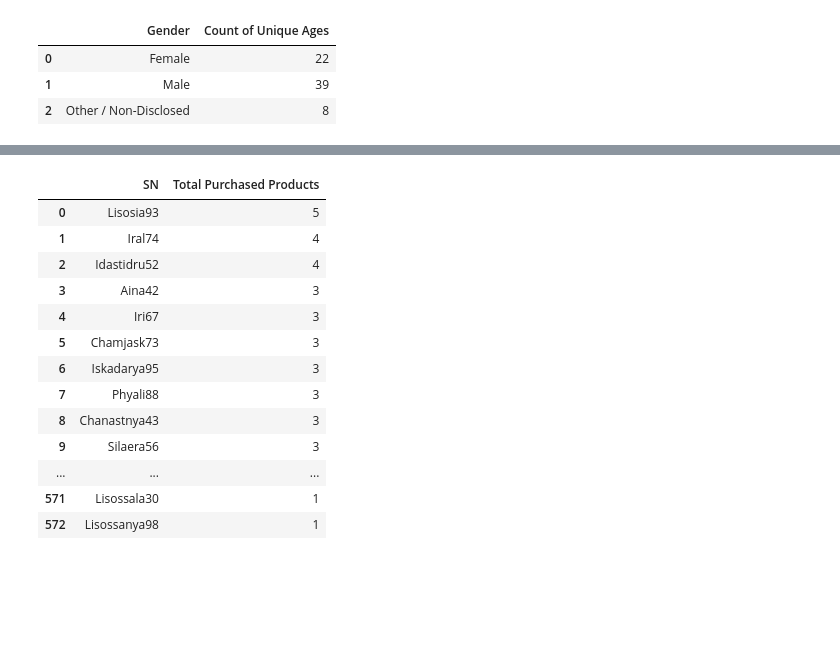
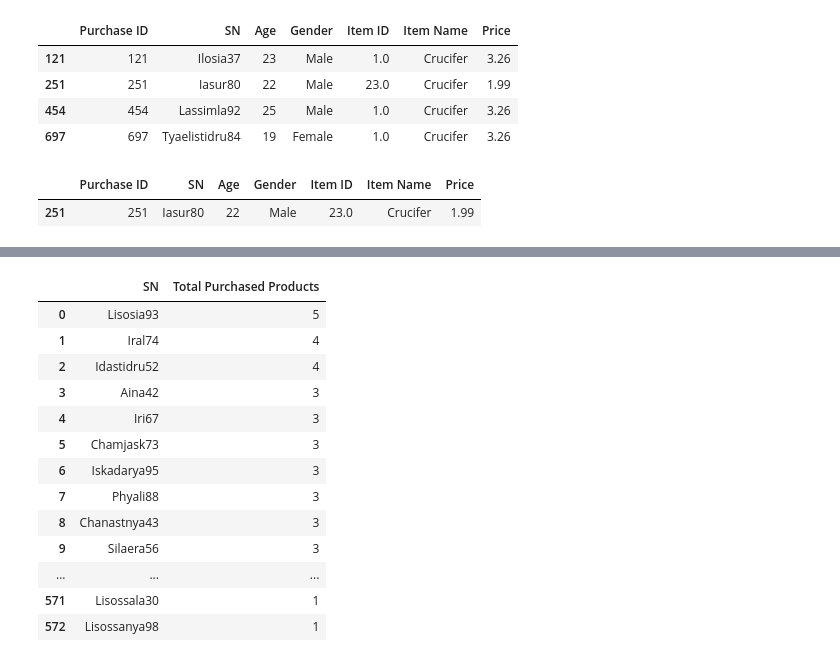
Before and after one commit to JosefinaAureaAmaro/01_Python_Pandas, a Jupyter notebook: Heroes_of_Pymoli.ipynb, the cells around one changed output, grey strips where cells are left out. Saved outputs shown, nothing was run; the diff lists cells and outputs as text; code cells hidden in the pictures; blank space fills up the shorter version.

Commit message:
updated tables with Item ID analysis

```diff
--- a/Heroes_of_Pymoli.ipynb
+++ b/Heroes_of_Pymoli.ipynb
@@ -16,0 +42,4 @@ df.dtypes
+# %%
+#change item id from Int64 to float64
+df['Item ID'] = pd.to_numeric(df['Item ID'], downcast= 'float')
+df['Item ID'].dtype
@@ -21,11 +83,23 @@ df_itemsvsitemid
 # %%
 #source[unqiue values per group]:https://stackoverflow.com/questions/41415017/count-unique-values-using-pandas-groupby
-# %%
-#to count the diversity of ages per gender
-df_demographicdiversity= df.groupby('Gender')['Age'].nunique().reset_index(name= "Count of Unique Ages")
-df_demographicdiversity
-# %% [output]
-|  | Gender | Count of Unique Ages |
-| 0 | Female | 22 |
-| 1 | Male | 39 |
-| 2 | Other / Non-Disclosed | 8 |
+# %%
+#to create a dataframe to review the item Ids for "Crucifer"
+cruciferIDs_df=df.loc[df['Item Name'] == 'Crucifer']
+cruciferIDs_df
+# %% [output]
+|  | Purchase ID | SN | Age | Gender | Item ID | Item Name | Price |
+| 121 | 121 | Ilosia37 | 23 | Male | 1.0 | Crucifer | 3.26 |
+| 251 | 251 | Iasur80 | 22 | Male | 23.0 | Crucifer | 1.99 |
+| 454 | 454 | Lassimla92 | 25 | Male | 1.0 | Crucifer | 3.26 |
+| 697 | 697 | Tyaelistidru84 | 19 | Female | 1.0 | Crucifer | 3.26 |
+# %%
+#to review is Item ID 23.0 is for a another product
+itemid23_df=df.loc[df['Item ID'] == 23]
+itemid23_df
+
+#since item 23 is only for Crucifer, it appears to be about a 40% discount value value
+#Before I rename the Item Name for item Id 23.0 I will check to see if other items had discounted items but with the same id #
+#if so, then we will change the id # rathe than the name
+# %% [output]
+|  | Purchase ID | SN | Age | Gender | Item ID | Item Name | Price |
+| 251 | 251 | Iasur80 | 22 | Male | 23.0 | Crucifer | 1.99 |
```
Also changed, not shown: parts of 6 cells of this notebook.
